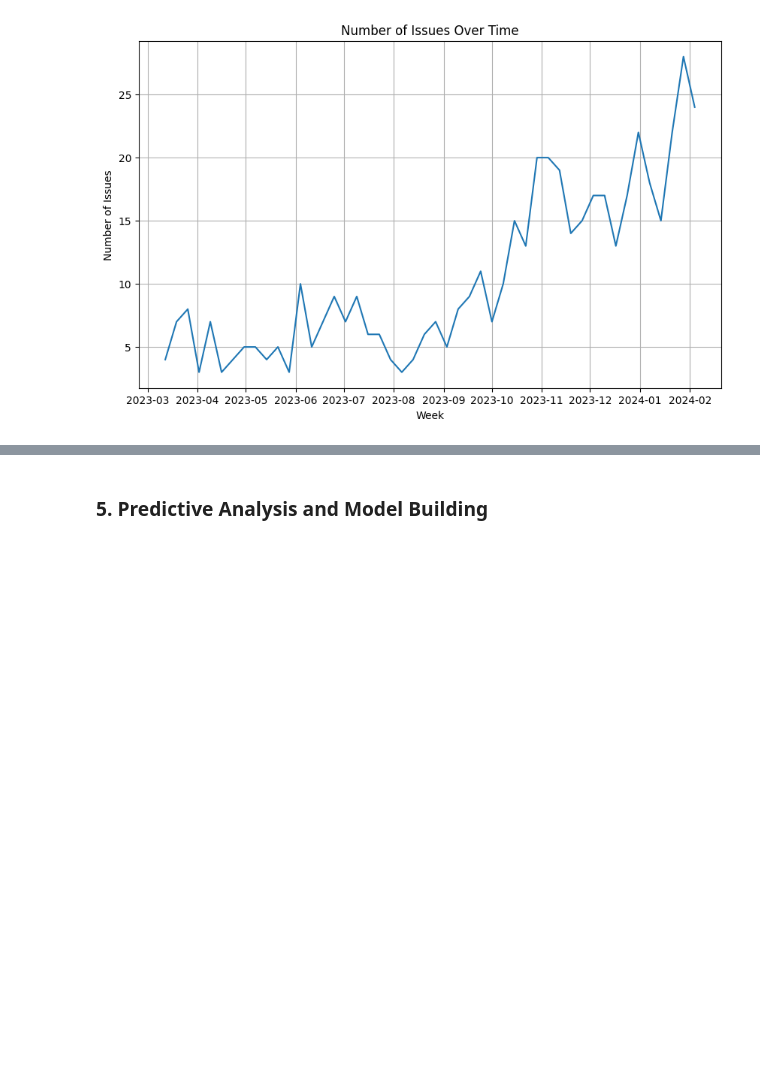
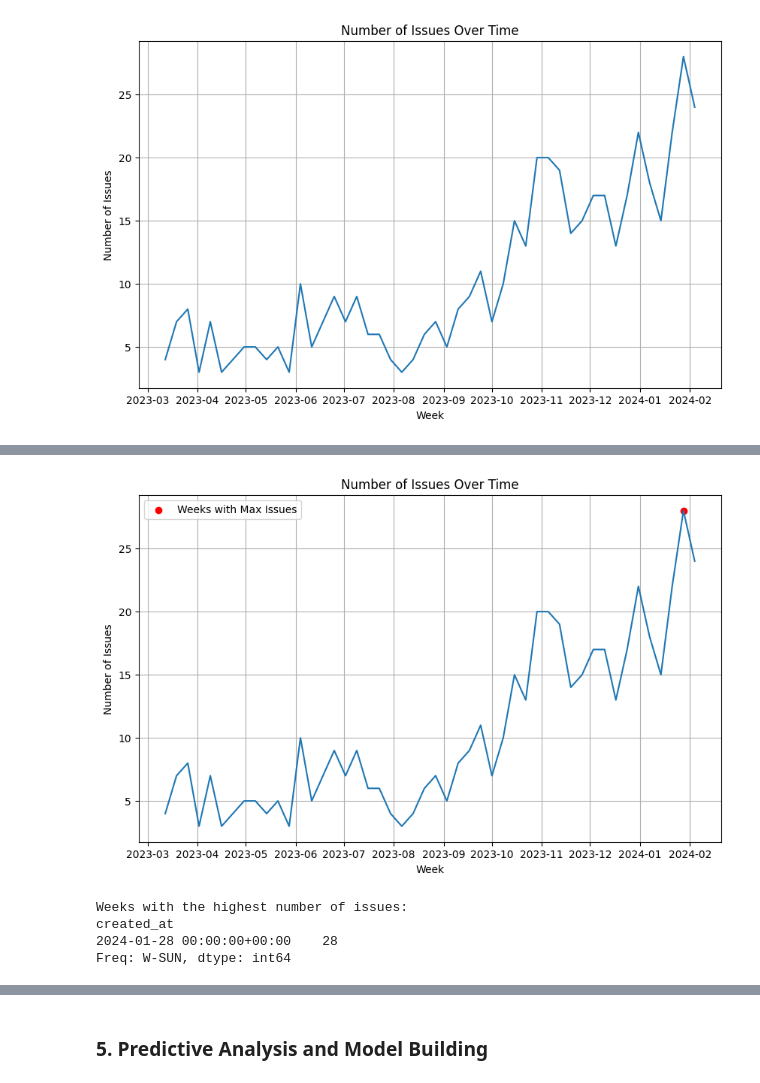
Before and after one commit to saeedahmadicp/rails_issues_analysis, a Jupyter notebook: rails_issues_analysis.ipynb, the cells around one changed output, grey strips where cells are left out. Cells and saved outputs as stored; diff of their text form; code cells hidden in the pictures; blank space fills up the shorter version.

```diff
--- a/rails_issues_analysis.ipynb
+++ b/rails_issues_analysis.ipynb
@@ -230,0 +248,27 @@ plt.show()
+# %%
+# Resample the dataframe to weekly bins and count the number of issues created in each week
+weekly_issues = df.resample('W').size()
+
+# Find the weeks with the highest issue counts
+max_issue_weeks = weekly_issues[weekly_issues == weekly_issues.max()]
+
+# Plot the number of issues created during each week
+plt.figure(figsize=(10, 6))
+plt.plot(weekly_issues)
+plt.scatter(max_issue_weeks.index, max_issue_weeks.values, color='red', label='Weeks with Max Issues')
+plt.xlabel('Week')
+plt.ylabel('Number of Issues')
+plt.title('Number of Issues Over Time')
+plt.grid(True)
+plt.legend()
+plt.show()
+
+# Print the weeks with the highest issue counts
+print("Weeks with the highest number of issues:")
+print(max_issue_weeks)
+# %% [output]
+[figure, added]
+Weeks with the highest number of issues:
+created_at
+2024-01-28 00:00:00+00:00    28
+Freq: W-SUN, dtype: int64
```
Also changed, not shown: parts of 3 cells of this notebook.
